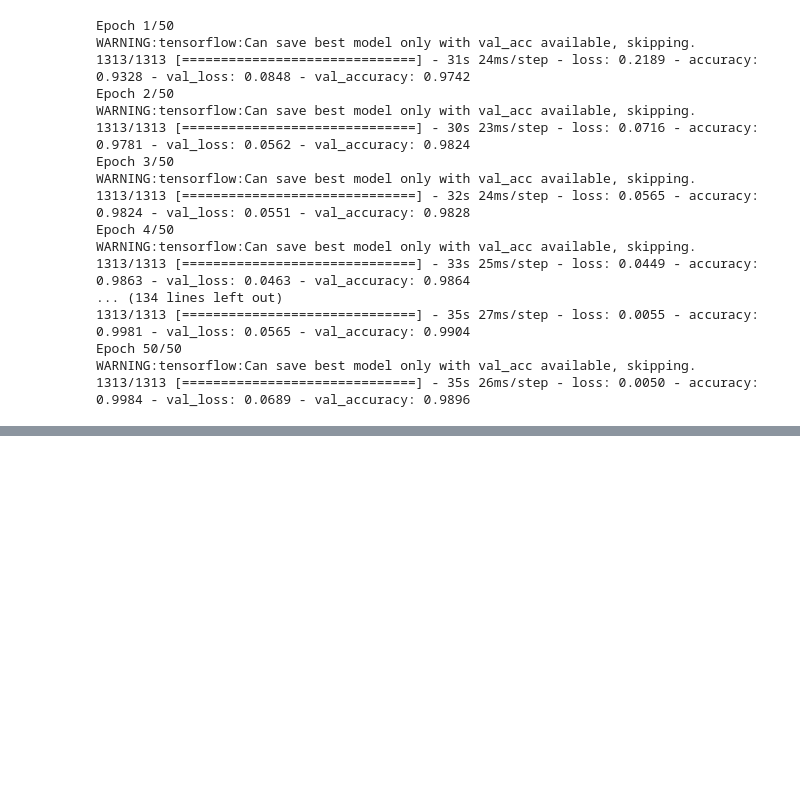
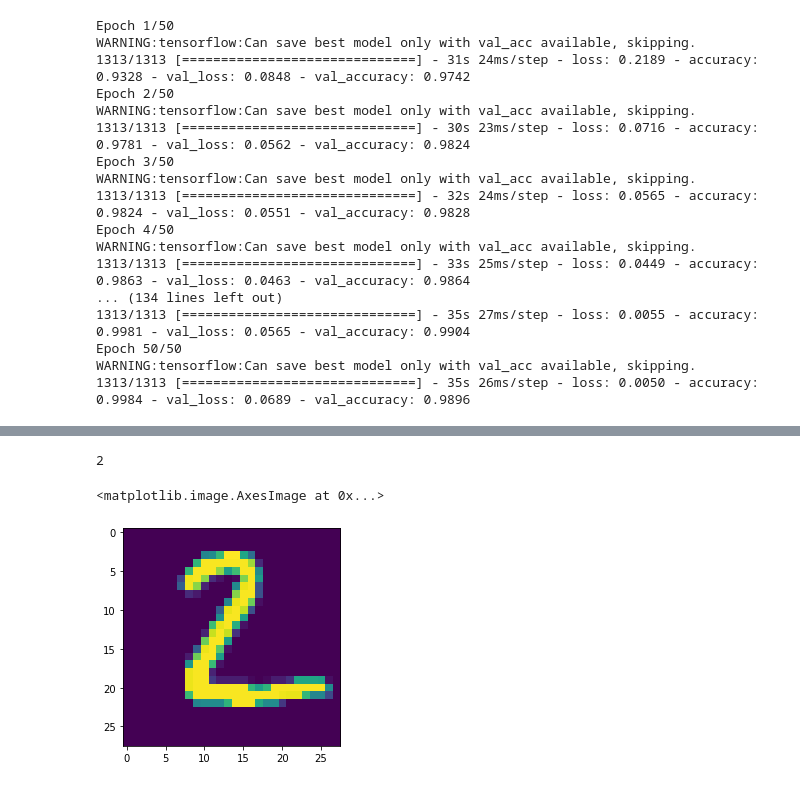
Before and after one commit to akashtiwari370/character-recognition-mnist, a Jupyter notebook: character recognition.ipynb, the cells around one changed output, grey strips where cells are left out. Saved outputs shown, nothing was run; the diff lists cells and outputs as text; code cells hidden in the pictures; blank space fills up the shorter version.

```diff
--- a/character recognition.ipynb
+++ b/character recognition.ipynb
@@ -112,0 +142,9 @@ score = model_S.evaluate(X_test, y_test)
+# %%
+print(np.argmax(prediction[1]))
+# %% [output]
+2
+# %%
+plt.imshow(X_test[1])
+# %% [output]
+<matplotlib.image.AxesImage at 0x...>
+[figure, added]
```
Also changed, not shown: parts of 4 cells of this notebook, 1 other file.
